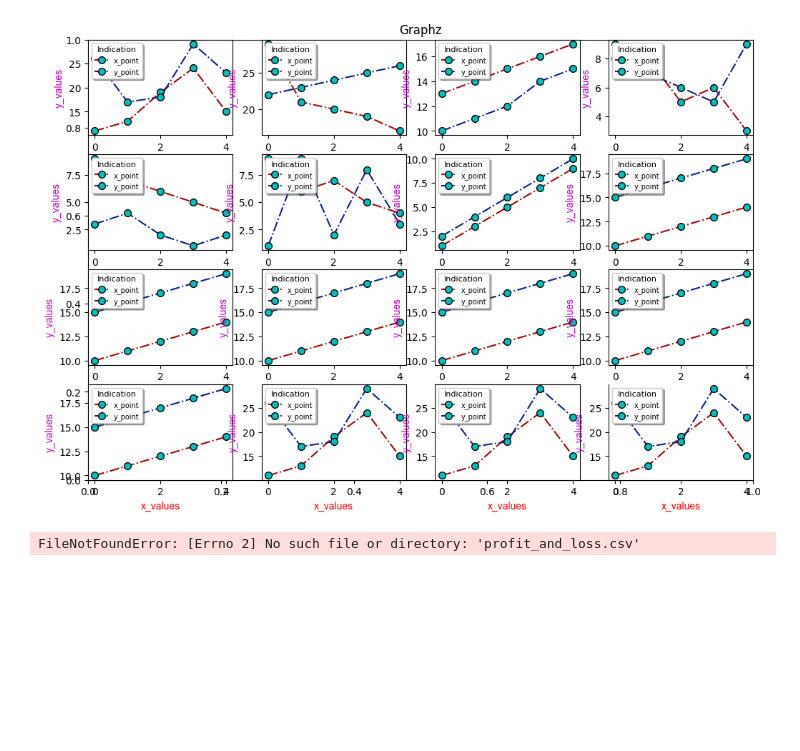
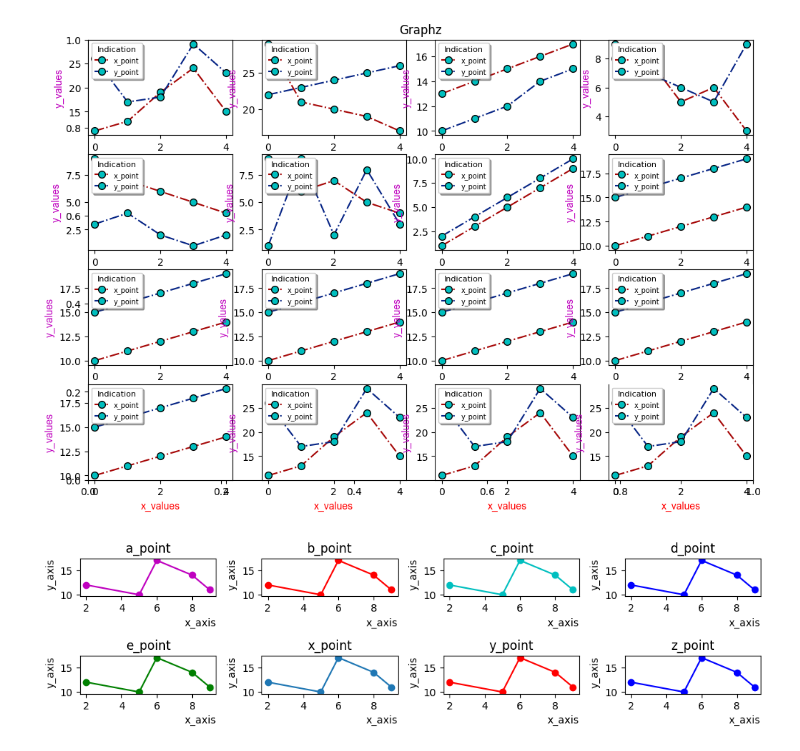
Before and after one commit to anjalaju/python, a Jupyter notebook: pandas Task 5/mattask.ipynb, the cells around one changed output. Drawn from its saved outputs; the diff is of its cells as text; code cells hidden in the pictures; blank space fills up the shorter version.

```diff
--- a/matplotlib/mattask.ipynb
+++ b/pandas Task 5/mattask.ipynb
@@ -227,15 +227,69 @@ var.spines["right"].set_visible(False)
 plt.show()
 # %% [output]
 [figure]
+# %%
+x = [2, 5, 6, 8, 9]
+y = [12, 10, 17, 14, 11]
+plt.figure(figsize=(10,5))
+plt.subplot(4,4,1)
+plt.plot(x,y,"mo-")
+plt.xlabel("x_axis",loc="right")
+plt.ylabel("y_axis",loc="top")
+plt.title("a_point")
+
+plt.subplot(4,4,2)
+plt.plot(x,y,"ro-")
+plt.xlabel("x_axis",loc="right")
+plt.ylabel("y_axis",loc="top")
+plt.title("b_point")
+
+plt.subplot(4,4,3)
+plt.plot(x,y,"co-")
+plt.xlabel("x_axis",loc="right")
+plt.ylabel("y_axis",loc="top")
+plt.title("c_point")
+
+plt.subplot(4,4,4)
+plt.plot(x,y,"bo-")
+plt.xlabel("x_axis",loc="right")
+plt.ylabel("y_axis",loc="top")
+plt.title("d_point")
+
+plt.subplot(4,4,5)
+plt.plot(x,y,"go-")
+plt.xlabel("x_axis",loc="right")
+plt.ylabel("y_axis",loc="top")
+plt.title("e_point")
+
+plt.subplot(4,4,6)
+plt.plot(x,y,"o-")
+plt.xlabel("x_axis",loc="right")
+plt.ylabel("y_axis",loc="top")
+plt.title("x_point")
+
+plt.subplot(4,4,7)
+plt.plot(x,y,"ro-")
+plt.xlabel("x_axis",loc="right")
+plt.ylabel("y_axis",loc="top")
+plt.title("y_point")
+
+plt.subplot(4,4,8)
+plt.plot(x,y,"bo-")
+plt.xlabel("x_axis",loc="right")
+plt.ylabel("y_axis",loc="top")
+plt.title("z_point")
+
+plt.tight_layout()
+plt.show()
+# %% [output]
+[figure, added]
 # %%
-import pandas as pd
-df=pd.read_csv("profit_and_loss.csv")
-for i in df["Profit/Loss"]:
-    if i<-1:
-        var+=i
-        print(var)
-# plt.bar(df["Year"],df["Profit/Loss"])
-# plt.bar(df.var)
+# import pandas as pd
+# df=pd.read_csv("profit_and_loss.csv")
+# for i in df["Profit/Loss"]:
+#     if i<-1:
+#         var+=i
+#         print(var)
+# # plt.bar(df["Year"],df["Profit/Loss"])
+# # plt.bar(df.var)
-# %% [output]
-FileNotFoundError: [Errno 2] No such file or directory: 'profit_and_loss.csv'
 # %%
```
Also changed, not shown: parts of 1 cell of this notebook, 8 other files.
